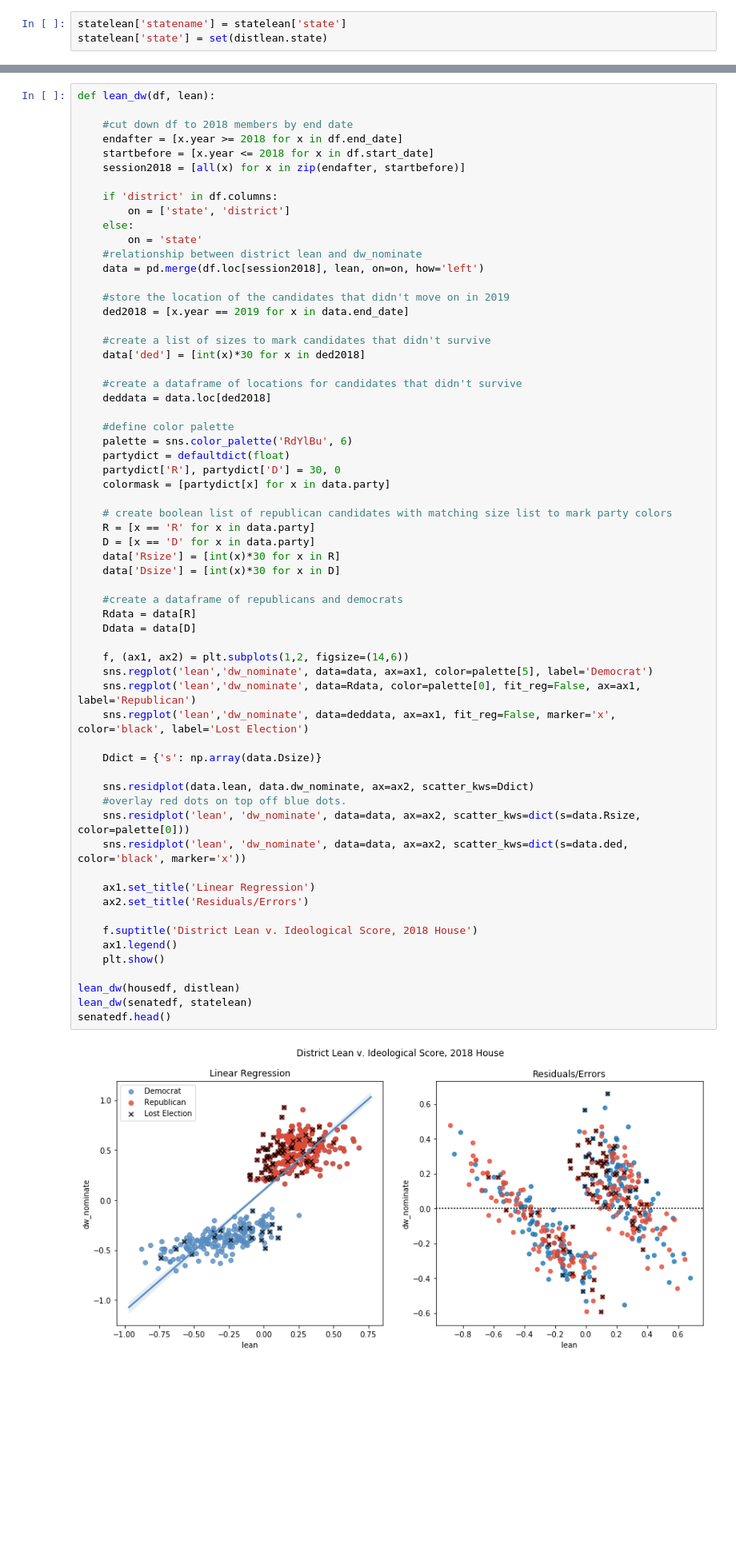
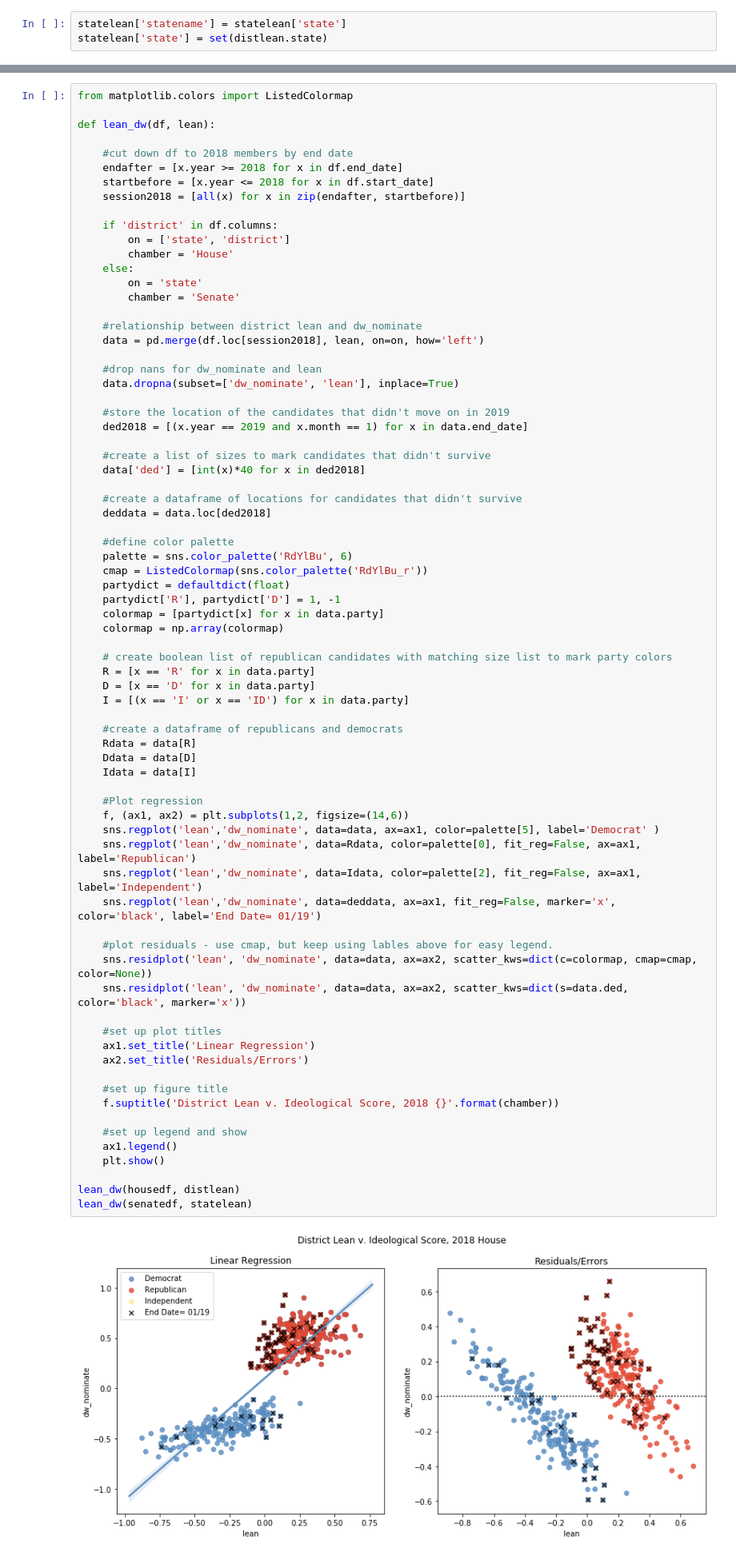
Before and after one commit to Nhorning/Congressional_Survival, a Jupyter notebook: Exploratory Data Analysis.ipynb, the cells around one changed output, grey strips where cells are left out. Shown at 80% size. Cells and saved outputs as stored; diff of their text form; blank space fills up the shorter version.

Commit message:
fixed colors in regression - residuals plot

```diff
--- a/Exploratory Data Analysis.ipynb
+++ b/Exploratory Data Analysis.ipynb
@@ -812,4 +810,6 @@ statelean.head()
 # %%
+from matplotlib.colors import ListedColormap
+
 def lean_dw(df, lean):
 
     #cut down df to 2018 members by end date
@@ -819,57 +819,67 @@ def lean_dw(df, lean):
 
     if 'district' in df.columns:
         on = ['state', 'district']
+        chamber = 'House'
     else:
         on = 'state'
+        chamber = 'Senate'
+
     #relationship between district lean and dw_nominate
     data = pd.merge(df.loc[session2018], lean, on=on, how='left')
 
+    #drop nans for dw_nominate and lean
+    data.dropna(subset=['dw_nominate', 'lean'], inplace=True)
+
     #store the location of the candidates that didn't move on in 2019
-    ded2018 = [x.year == 2019 for x in data.end_date]
+    ded2018 = [(x.year == 2019 and x.month == 1) for x in data.end_date]
 
     #create a list of sizes to mark candidates that didn't survive
-    data['ded'] = [int(x)*30 for x in ded2018]
+    data['ded'] = [int(x)*40 for x in ded2018]
 
     #create a dataframe of locations for candidates that didn't survive
     deddata = data.loc[ded2018]
 
     #define color palette
     palette = sns.color_palette('RdYlBu', 6)
+    cmap = ListedColormap(sns.color_palette('RdYlBu_r'))
     partydict = defaultdict(float)
-    partydict['R'], partydict['D'] = 30, 0
-    colormask = [partydict[x] for x in data.party]
+    partydict['R'], partydict['D'] = 1, -1
+    colormap = [partydict[x] for x in data.party]
+    colormap = np.array(colormap)
 
     # create boolean list of republican candidates with matching size list to mark party colors
     R = [x == 'R' for x in data.party]
     D = [x == 'D' for x in data.party]
-    data['Rsize'] = [int(x)*30 for x in R]
-    data['Dsize'] = [int(x)*30 for x in D]
+    I = [(x == 'I' or x == 'ID') for x in data.party]
 
     #create a dataframe of republicans and democrats
     Rdata = data[R]
     Ddata = data[D]
+    Idata = data[I]
 
+    #Plot regression
     f, (ax1, ax2) = plt.subplots(1,2, figsize=(14,6))
-    sns.regplot('lean','dw_nominate', data=data, ax=ax1, color=palette[5], label='Democrat')
+    sns.regplot('lean','dw_nominate', data=data, ax=ax1, color=palette[5], label='Democrat' )
     sns.regplot('lean','dw_nominate', data=Rdata, color=palette[0], fit_reg=False, ax=ax1, label='Republican')
-    sns.regplot('lean','dw_nominate', data=deddata, ax=ax1, fit_reg=False, marker='x', color='black', label='Lost Election')
+    sns.regplot('lean','dw_nominate', data=Idata, color=palette[2], fit_reg=False, ax=ax1, label='Independent')
+    sns.regplot('lean','dw_nominate', data=deddata, ax=ax1, fit_reg=False, marker='x', color='black', label='End Date= 01/19')
 
-    Ddict = {'s': np.array(data.Dsize)}
-
-    sns.residplot(data.lean, data.dw_nominate, ax=ax2, scatter_kws=Ddict)
-    #overlay red dots on top off blue dots.
-    sns.residplot('lean', 'dw_nominate', data=data, ax=ax2, scatter_kws=dict(s=data.Rsize, color=palette[0]))
+    #plot residuals - use cmap, but keep using lables above for easy legend.
+    sns.residplot('lean', 'dw_nominate', data=data, ax=ax2, scatter_kws=dict(c=colormap, cmap=cmap, color=None))
     sns.residplot('lean', 'dw_nominate', data=data, ax=ax2, scatter_kws=dict(s=data.ded, color='black', marker='x'))
 
+    #set up plot titles
     ax1.set_title('Linear Regression')
     ax2.set_title('Residuals/Errors')
 
-    f.suptitle('District Lean v. Ideological Score, 2018 House')
+    #set up figure title
+    f.suptitle('District Lean v. Ideological Score, 2018 {}'.format(chamber))
+
+    #set up legend and show
     ax1.legend()
     plt.show()
 
 lean_dw(housedf, distlean)
 lean_dw(senatedf, statelean)
-senatedf.head()
 # %% [output]
-[figure, old version]
+[figure, new version]
```
Also changed, not shown: parts of 14 cells of this notebook, 1 other file.
